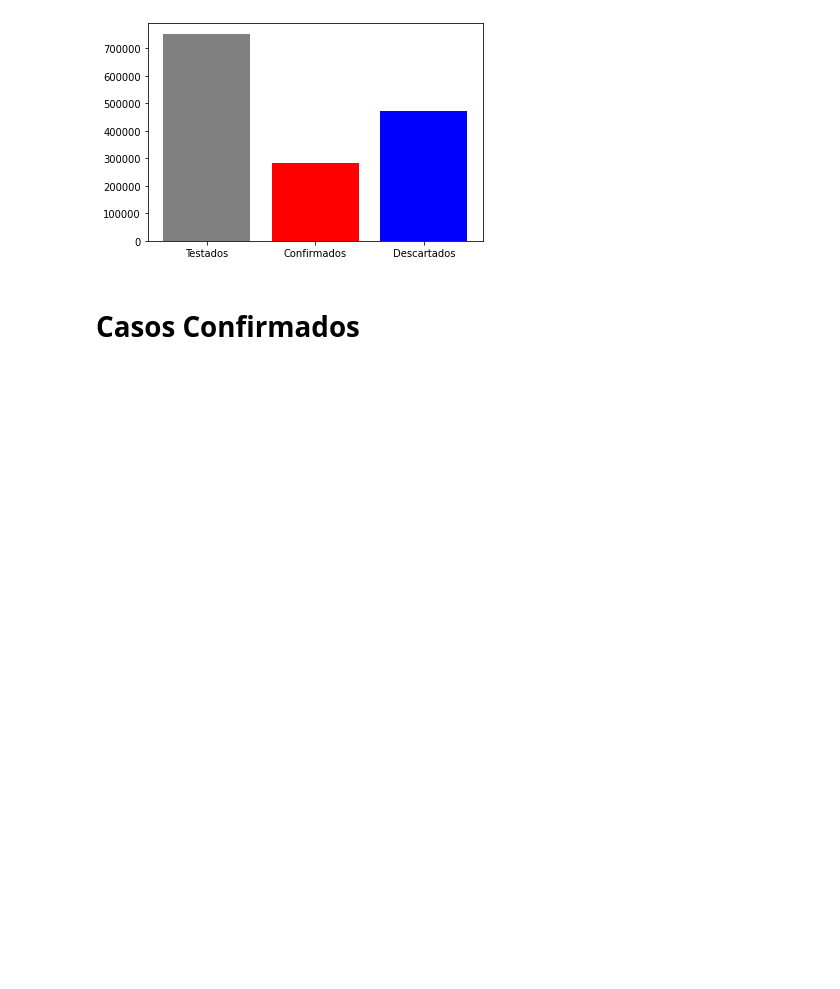
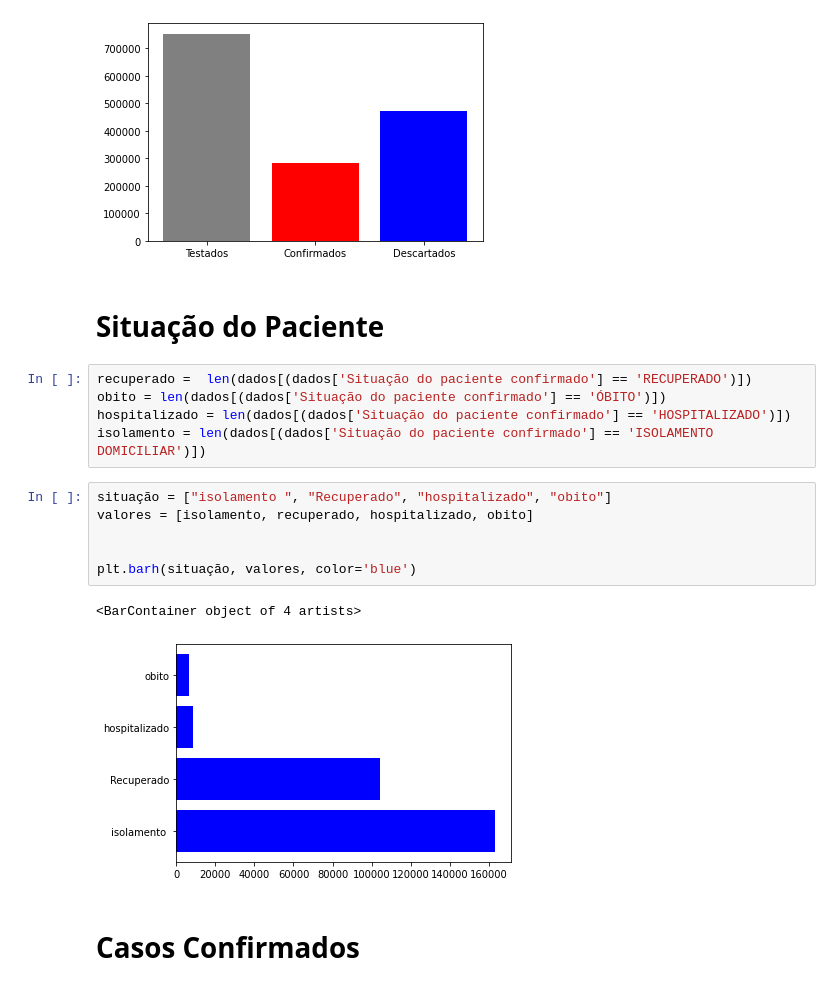
Before and after one commit to Jose-Bruno/Visualiza-oComputacional, a Jupyter notebook: José_Bruno_da_Silva_Santos_Visualização_Computacional.ipynb, the cells around one changed output. Drawn from its saved outputs; the diff is of its cells as text; blank space fills up the shorter version.

```diff
--- a/José_Bruno_da_Silva_Santos_Visualização_Computacional.ipynb
+++ b/José_Bruno_da_Silva_Santos_Visualização_Computacional.ipynb
@@ -56,6 +54,22 @@ plt.bar(legendas, valores, color=['gray', 'red', 'blue'])
 # %% [output]
 <BarContainer object of 3 artists>
 [figure]
+# %% [markdown]
+# Situação do Paciente
+# %%
+recuperado =  len(dados[(dados['Situação do paciente confirmado'] == 'RECUPERADO')])
+obito = len(dados[(dados['Situação do paciente confirmado'] == 'ÓBITO')])
+hospitalizado = len(dados[(dados['Situação do paciente confirmado'] == 'HOSPITALIZADO')])
+isolamento = len(dados[(dados['Situação do paciente confirmado'] == 'ISOLAMENTO DOMICILIAR')])
+# %%
+situação = ["isolamento ", "Recuperado", "hospitalizado", "obito"]
+valores = [isolamento, recuperado, hospitalizado, obito]
+
+
+plt.barh(situação, valores, color='blue')
+# %% [output]
+<BarContainer object of 4 artists>
+[figure, added]
 # %% [markdown]
 # Casos Confirmados
 # %%
```
Also changed, not shown: parts of 1 cell of this notebook.
